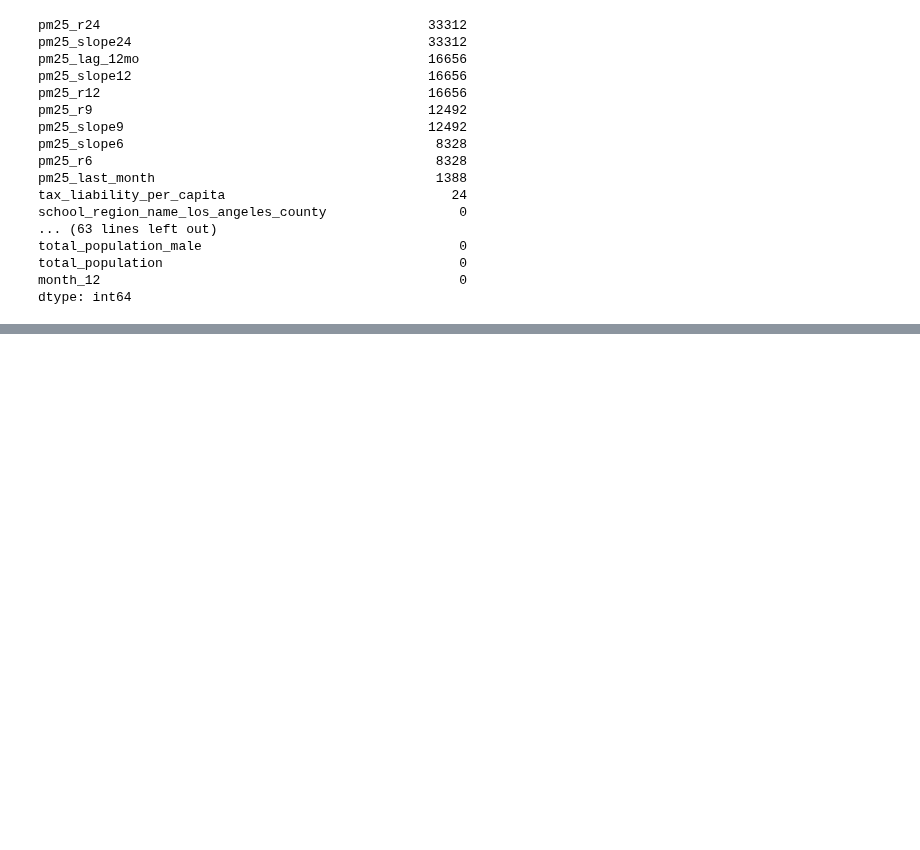
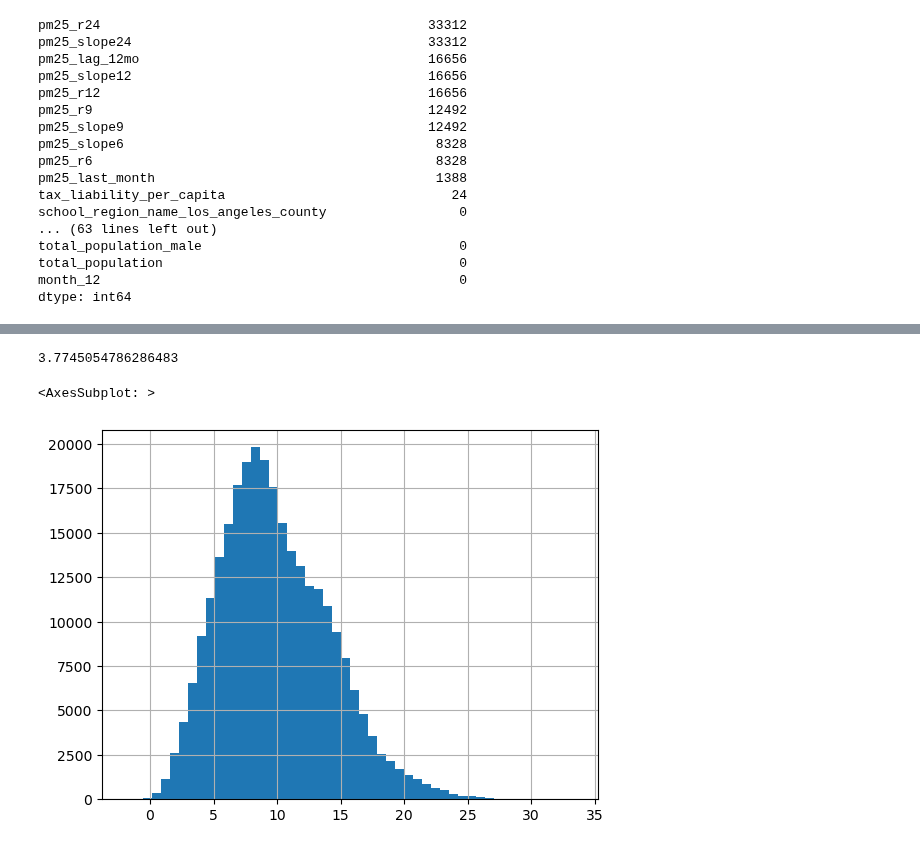
Before and after one commit to mattslyons/JLPS_capstone_project, a Jupyter notebook: modeling/aim2_ap_modeling_10-16-22.ipynb, the cells around one changed output, grey strips where cells are left out. Saved outputs shown, nothing was run; the diff lists cells and outputs as text; code cells hidden in the pictures; blank space fills up the shorter version.

```diff
--- a/modeling/aim2_ap_modeling_10-16-22.ipynb
+++ b/modeling/aim2_ap_modeling_10-16-22.ipynb
@@ -146,0 +463,26 @@ dtype: int64
+# %%
+independent_var = ['avg_wind_alignment']
+
+X = df_modeling_lr[independent_var + x_all]
+y = df_modeling_lr['pm25']
+# %%
+# add constant
+X = sm.add_constant(X)
+
+# fit
+est = sm.OLS(y, X).fit()
+
+# see summary
+print(est.summary())
+# %%
+# print RMSE
+rmse_residuals = np.sqrt(est.mse_resid)
+print(rmse_residuals)
+# %% [output]
+3.7745054786286483
+# %%
+pm25_pred = est.predict(X)
+pm25_pred.hist(bins=50)
+# %% [output]
+<AxesSubplot: >
+[figure, added]
```
Also changed, not shown: parts of 26 cells of this notebook.
